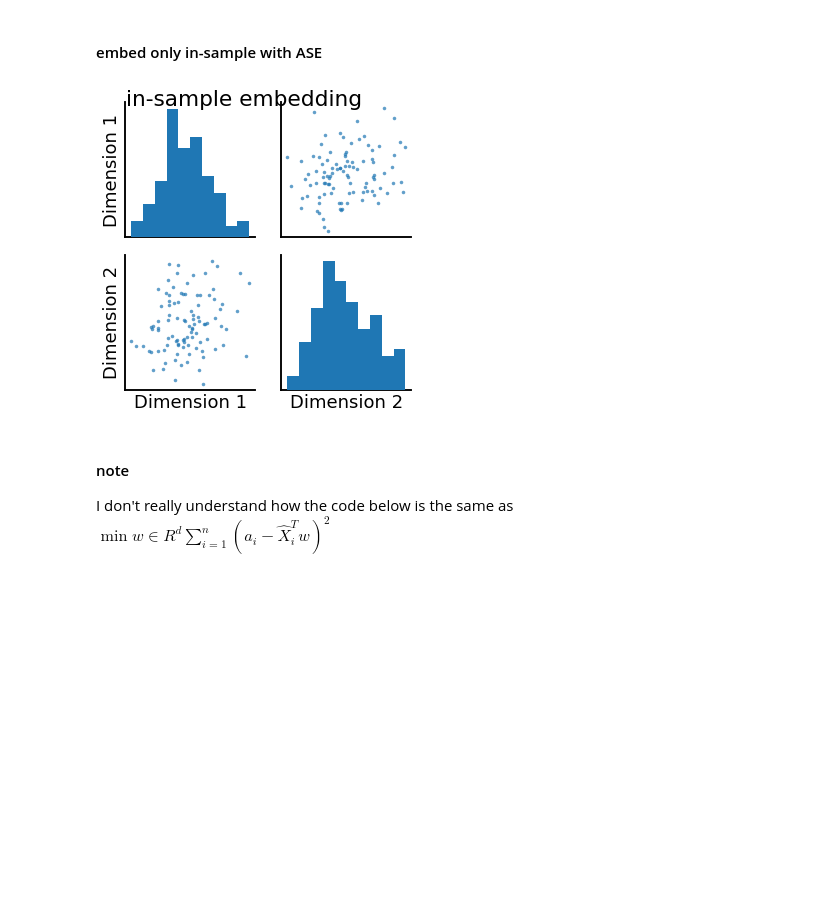
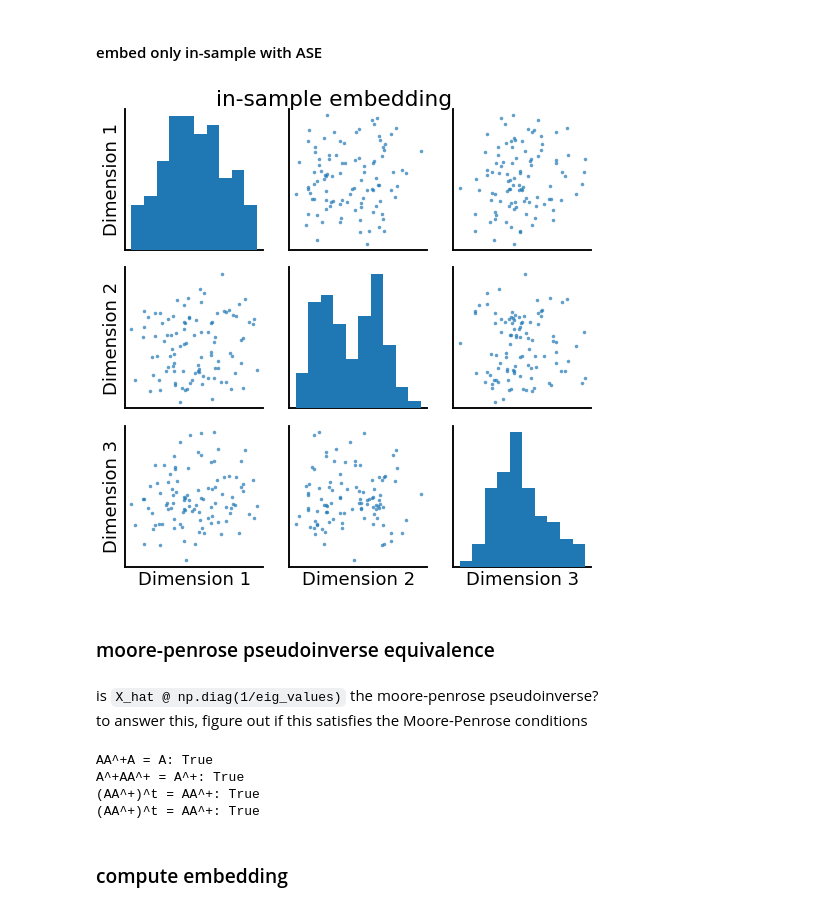
Before and after one commit to loftusa/graspy-personal, a Jupyter notebook: notebooks/ASE_and_oos.ipynb, the cells around one changed output. Saved outputs shown, nothing was run; the diff lists cells and outputs as text; code cells hidden in the pictures; blank space fills up the shorter version.

```diff
--- a/notebooks/ASE_and_oos.ipynb
+++ b/notebooks/ASE_and_oos.ipynb
@@ -13,10 +13,9 @@ Create some augmented graph $A$, which is the adjacency matrix of $\hat{G} = ([n
 # define parameters
 n = 101
 n_hat = n-1
-d = 2
 
 # generate matrix
-mat = np.full((n, d), .5)
+mat = np.full((n, 2), .5)
 A = rdpg(mat)
 heatmap(A, title="within+oos adjacency matrix $A$");
 # %% [output]
@@ -35,11 +42,12 @@ import matplotlib.pyplot as plt
 labels = ["In-sample vertices"] * n_hat + ["Out-of-sample vertex"]
 
 # embed both in-sample and oos to get the true latent position for v
-ase = ASE(n_components=2)
+d = 3
+ase = ASE(n_components=d)
 ase.fit(A)
 X = ase.latent_left_
 
 # plot
 ax1 = pairplot(X, labels=labels, alpha=1,
-              title="base-truth embedding")
+              title="base-truth embedding", )
 # %% [output]
@@ -59,23 +71,46 @@ where $a_i$ denotes the i-th component of the vector $\vec{a}$
 # %%
 # create in-sample adjacency matrix and an oos vector
 A_hat = A[:-1, :-1]
 a = A[-1, :-1]  # doesn't contain the 0-value self-loop
 
 # embed
-ase = ASE(n_components=2)
+ase = ASE(n_components=d)
 ase.fit(A_hat)
 
 # grab latent positions and singular values
-X_hat = ase.latent_left_.copy()
-eig_values = ase.singular_values_.copy()
+X_hat = ase.latent_left_.copy()  # U @ np.diag(np.sqrt(D))
+eig_values = ase.singular_values_.copy()  # eigenvalues corresponding to the 2 highest eigenvectors
 
 ax2 = pairplot(X_hat, title="in-sample embedding")
 # TODO: plot X on top of this to see if there are differences besides just the oos vertex
 # %% [output]
-[figure, old version]
+[figure, new version]
-# %% [markdown]
-#### note
-I don't really understand how the code below is the same as
-$\min{w\in R^d}\sum_{i=1}^n (a_i-\hat{X}_i^Tw)^2$
+# %% [markdown]
+### moore-penrose pseudoinverse equivalence
+# %% [markdown]
+is `X_hat @ np.diag(1/eig_values)` the moore-penrose pseudoinverse?
+to answer this, figure out if this satisfies the Moore-Penrose conditions
+# %%
+# X_hat is U @ np.diag(np.sqrt(D)),
+# where U is a unitary matrix of eigenvectors and D is a diagonal eigenvalue matrix
+pinv = X_hat @ np.diag(1/eig_values)  # so pinv is A^+.T
+pinv_np = np.linalg.pinv(X_hat.T)
+
+# same matrix as numpy's pseudoinverse function
+np.allclose(pinv_np, pinv)
+
+## moore-penrose conditions:
+print(f"AA^+A = A: {np.allclose(X_hat, X_hat @ pinv.T @ X_hat)}")
+print(f"A^+AA^+ = A^+: {np.allclose(pinv.T, pinv.T @ X_hat @ pinv.T)}")
+print(f"(AA^+)^t = AA^+: {np.allclose((X_hat @ pinv.T).T, X_hat@pinv.T)}")
+print(f"(AA^+)^t = AA^+: {np.allclose((pinv.T@X_hat).T, pinv.T@X_hat)}")
+# so pinv.T is the pseudoinverse of X_hat
+# %% [output]
+AA^+A = A: True
+A^+AA^+ = A^+: True
+(AA^+)^t = AA^+: True
+(AA^+)^t = AA^+: True
+# %% [markdown]
+### compute embedding
 # %%
 # hayden's code to compute the embedding -- one-liner?
```
Also changed, not shown: parts of 10 cells of this notebook, 5 other files.
